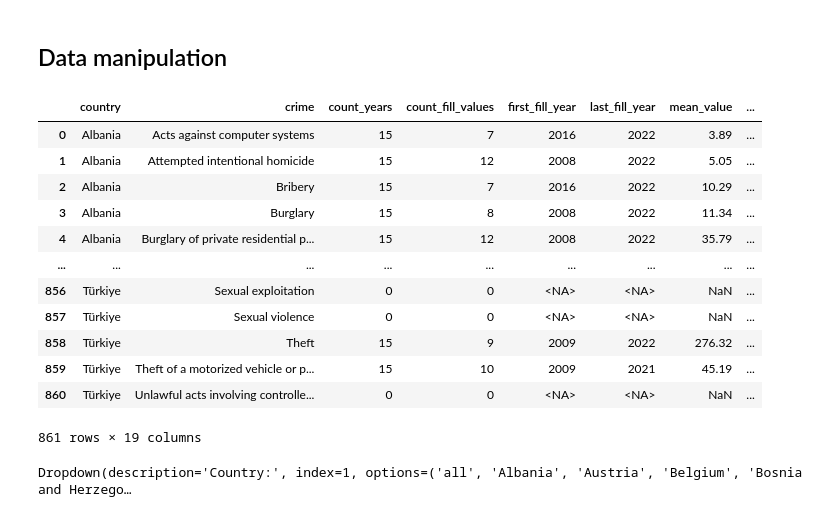
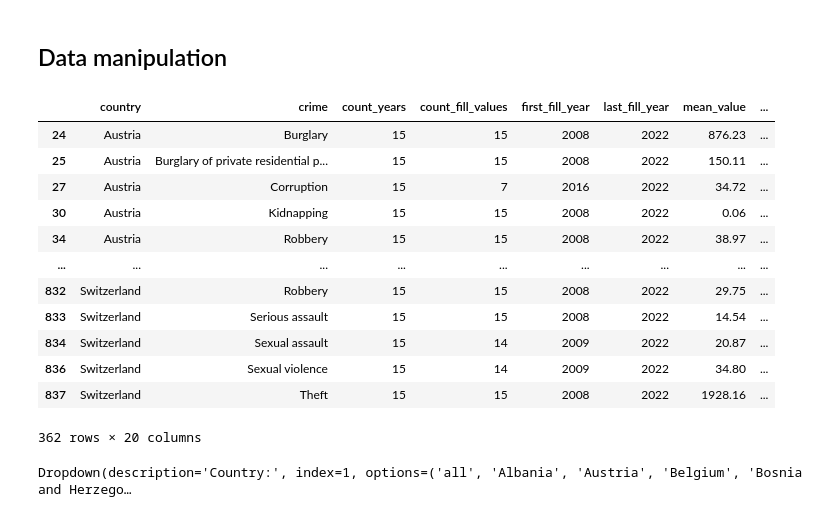
Before and after one commit to klbek/Analysis-of-Crime-in-the-EU, a Jupyter notebook: test_dat_zkouska2.ipynb, the cells around one changed output. Cells and saved outputs as stored; diff of their text form; code cells hidden in the pictures.

```diff
--- a/test_dat_zkouska2.ipynb
+++ b/test_dat_zkouska2.ipynb
@@ -285,22 +290,23 @@ CrimeData = EurostatCrimeTable()
 CrimeData.load_data()
 # %%
 crime_summ_df = CrimeData.get_summarize_df_1all()
-# %%
-crime_summ_df
-# %% [output]
-|  | country | crime | count_years | count_fill_values | first_fill_year | last_fill_year | mean_value | ... |
-| 0 | Albania | Acts against computer systems | 15 | 7 | 2016 | 2022 | 3.89 | ... |
-| 1 | Albania | Attempted intentional homicide | 15 | 12 | 2008 | 2022 | 5.05 | ... |
-| 2 | Albania | Bribery | 15 | 7 | 2016 | 2022 | 10.29 | ... |
-| 3 | Albania | Burglary | 15 | 8 | 2008 | 2022 | 11.34 | ... |
-| 4 | Albania | Burglary of private residential p... | 15 | 12 | 2008 | 2022 | 35.79 | ... |
-| ... | ... | ... | ... | ... | ... | ... | ... | ... |
-| 856 | Türkiye | Sexual exploitation | 0 | 0 | <NA> | <NA> | NaN | ... |
-| 857 | Türkiye | Sexual violence | 0 | 0 | <NA> | <NA> | NaN | ... |
-| 858 | Türkiye | Theft | 15 | 9 | 2009 | 2022 | 276.32 | ... |
-| 859 | Türkiye | Theft of a motorized vehicle or p... | 15 | 10 | 2009 | 2021 | 45.19 | ... |
-| 860 | Türkiye | Unlawful acts involving controlle... | 0 | 0 | <NA> | <NA> | NaN | ... |
-861 rows × 19 columns
+# %%
+crime_summ_df.head()
+crime_summ_df[crime_summ_df['trend'] == 'decreasing']
+# %% [output]
+|  | country | crime | count_years | count_fill_values | first_fill_year | last_fill_year | mean_value | ... |
+| 24 | Austria | Burglary | 15 | 15 | 2008 | 2022 | 876.23 | ... |
+| 25 | Austria | Burglary of private residential p... | 15 | 15 | 2008 | 2022 | 150.11 | ... |
+| 27 | Austria | Corruption | 15 | 7 | 2016 | 2022 | 34.72 | ... |
+| 30 | Austria | Kidnapping | 15 | 15 | 2008 | 2022 | 0.06 | ... |
+| 34 | Austria | Robbery | 15 | 15 | 2008 | 2022 | 38.97 | ... |
+| ... | ... | ... | ... | ... | ... | ... | ... | ... |
+| 832 | Switzerland | Robbery | 15 | 15 | 2008 | 2022 | 29.75 | ... |
+| 833 | Switzerland | Serious assault | 15 | 15 | 2008 | 2022 | 14.54 | ... |
+| 834 | Switzerland | Sexual assault | 15 | 14 | 2009 | 2022 | 20.87 | ... |
+| 836 | Switzerland | Sexual violence | 15 | 14 | 2009 | 2022 | 34.80 | ... |
+| 837 | Switzerland | Theft | 15 | 15 | 2008 | 2022 | 1928.16 | ... |
+362 rows × 20 columns
 # %%
 # crime_summ_df.to_csv(r'crime_summ_df.csv')
 # %%
```
Also changed, not shown: parts of 9 cells of this notebook.
